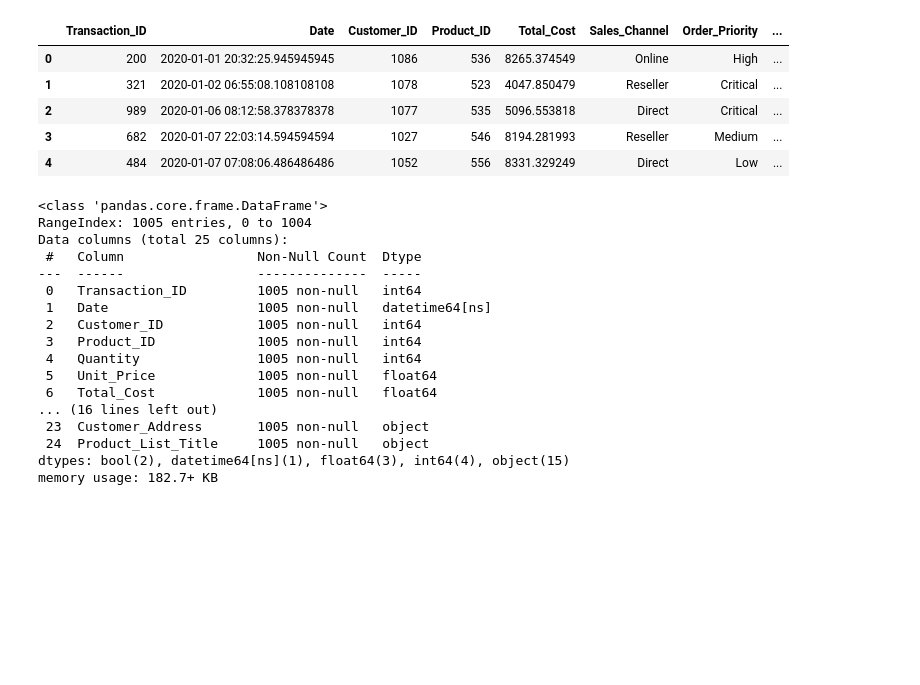
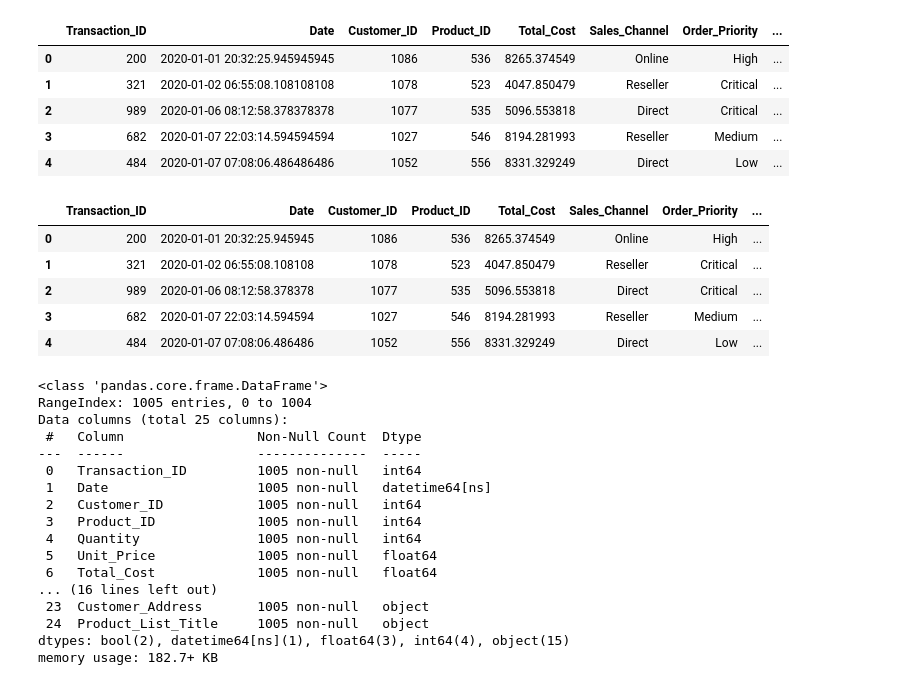
Before and after one commit to Onyijojo/Ziko_logistics, a Jupyter notebook: etl_pipeline_ziko.ipynb, the cells around one changed output. Drawn from its saved outputs; the diff is of its cells as text; code cells hidden in the pictures; blank space fills up the shorter version.

```diff
--- a/etl_pipeline_ziko.ipynb
+++ b/etl_pipeline_ziko.ipynb
@@ -111,6 +125,17 @@ transaction_fact.head()
 | 2 | 989 | 2020-01-06 08:12:58.378378378 | 1077 | 535 | 5096.553818 | Direct | Critical | ... |
 | 3 | 682 | 2020-01-07 22:03:14.594594594 | 1027 | 546 | 8194.281993 | Reseller | Medium | ... |
 | 4 | 484 | 2020-01-07 07:08:06.486486486 | 1052 | 556 | 8331.329249 | Direct | Low | ... |
+# %%
+transaction_fact['Date']= transaction_fact['Date'].astype('datetime64[us]')
+# %%
+transaction_fact.head()
+# %% [output]
+|  | Transaction_ID | Date | Customer_ID | Product_ID | Total_Cost | Sales_Channel | Order_Priority | ... |
+| 0 | 200 | 2020-01-01 20:32:25.945945 | 1086 | 536 | 8265.374549 | Online | High | ... |
+| 1 | 321 | 2020-01-02 06:55:08.108108 | 1078 | 523 | 4047.850479 | Reseller | Critical | ... |
+| 2 | 989 | 2020-01-06 08:12:58.378378 | 1077 | 535 | 5096.553818 | Direct | Critical | ... |
+| 3 | 682 | 2020-01-07 22:03:14.594594 | 1027 | 546 | 8194.281993 | Reseller | Medium | ... |
+| 4 | 484 | 2020-01-07 07:08:06.486486 | 1052 | 556 | 8331.329249 | Direct | Low | ... |
 # %%
 # Data Storage Temporary
 
```
Also changed, not shown: parts of 6 cells of this notebook, 3 other files.
